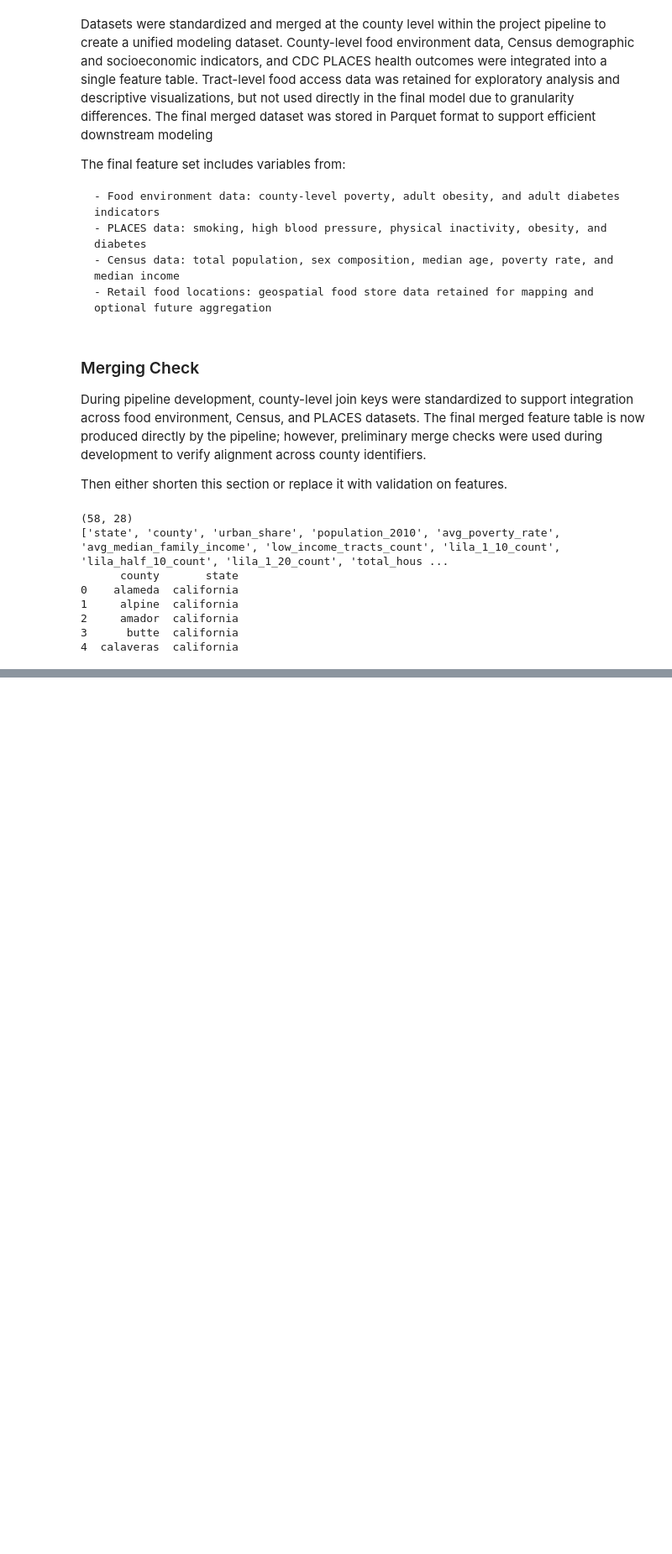
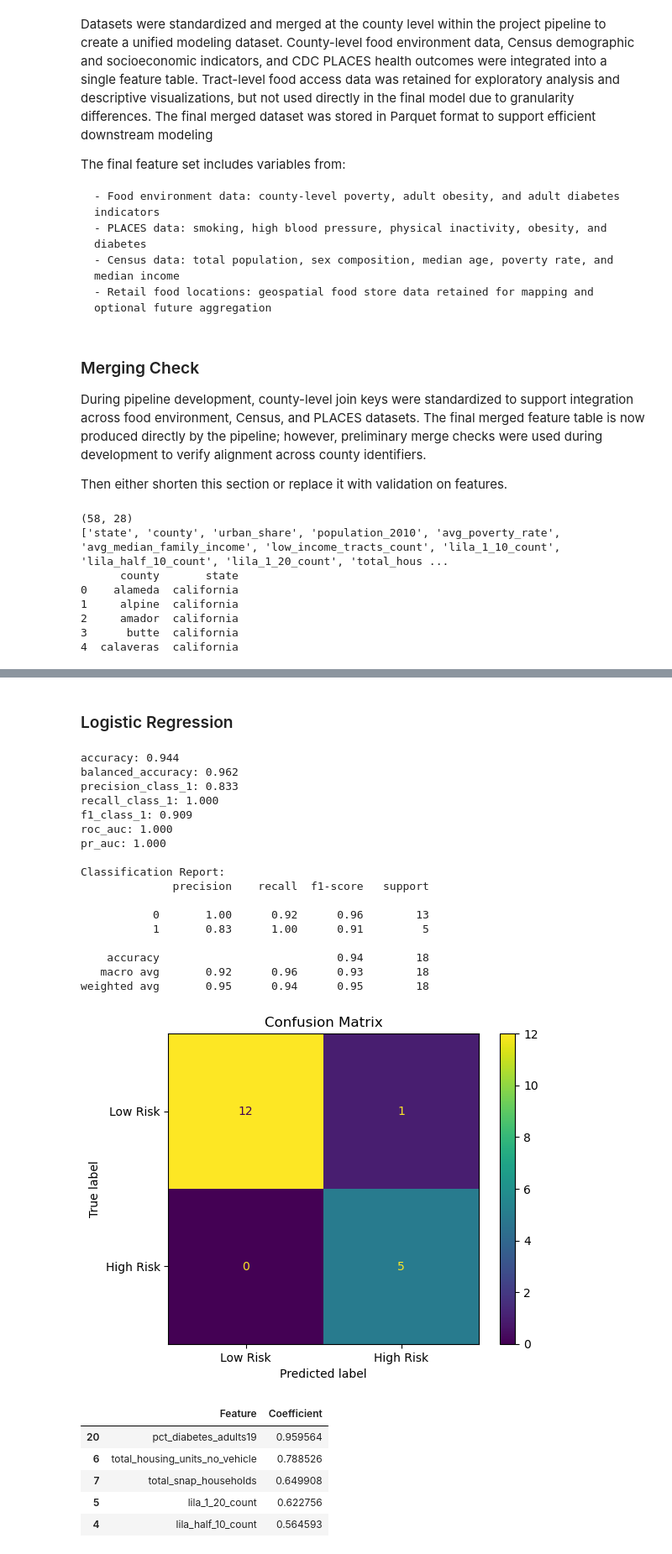
Before and after one commit to svthaker/ADS508Group3, a Jupyter notebook: NutriAccessAnalytics.ipynb, the cells around one changed output, grey strips where cells are left out. Shown at 84% size. Drawn from its saved outputs; the diff is of its cells as text; code cells hidden in the pictures; blank space fills up the shorter version.

```diff
--- a/NutriAccessAnalytics.ipynb
+++ b/NutriAccessAnalytics.ipynb
@@ -464,0 +450,50 @@ print(features[["county", "state"]].head())
+# %% [markdown]
+### Logistic Regression
+# %%
+from src.modeling.data_prep import prepare_model_data
+from src.modeling.modeling import train_logistic_regression
+from src.modeling.evaluation import evaluate_classifier
+
+# Prepare data
+data = prepare_model_data(features)
+
+# Train model (use scaled data for logistic regression)
+model = train_logistic_regression(
+    data["X_train_scaled"],
+    data["y_train"]
+)
+
+# Evaluate model
+metrics, coef_df = evaluate_classifier(
+    model,
+    data["X_test_scaled"],
+    data["y_test"],
+    feature_names=data["X"].columns
+)
+
+coef_df.head()
+# %% [output]
+accuracy: 0.944
+balanced_accuracy: 0.962
+precision_class_1: 0.833
+recall_class_1: 1.000
+f1_class_1: 0.909
+roc_auc: 1.000
+pr_auc: 1.000
+
+Classification Report:
+              precision    recall  f1-score   support
+
+           0       1.00      0.92      0.96        13
+           1       0.83      1.00      0.91         5
+
+    accuracy                           0.94        18
+   macro avg       0.92      0.96      0.93        18
+weighted avg       0.95      0.94      0.95        18
+[figure, added]
+|  | Feature | Coefficient |
+| 20 | pct_diabetes_adults19 | 0.959564 |
+| 6 | total_housing_units_no_vehicle | 0.788526 |
+| 7 | total_snap_households | 0.649908 |
+| 5 | lila_1_20_count | 0.622756 |
+| 4 | lila_half_10_count | 0.564593 |
```
Also changed, not shown: parts of 15 cells of this notebook, 5 other files.
